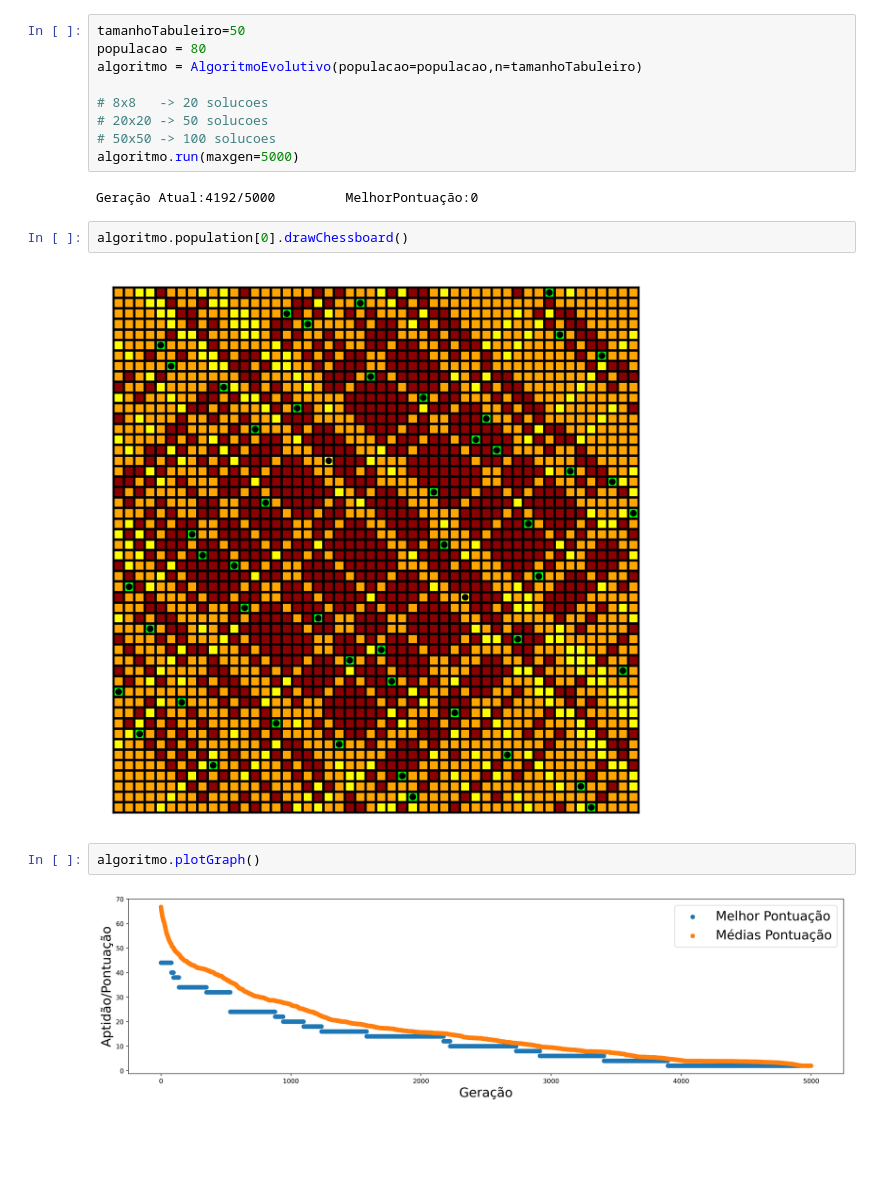
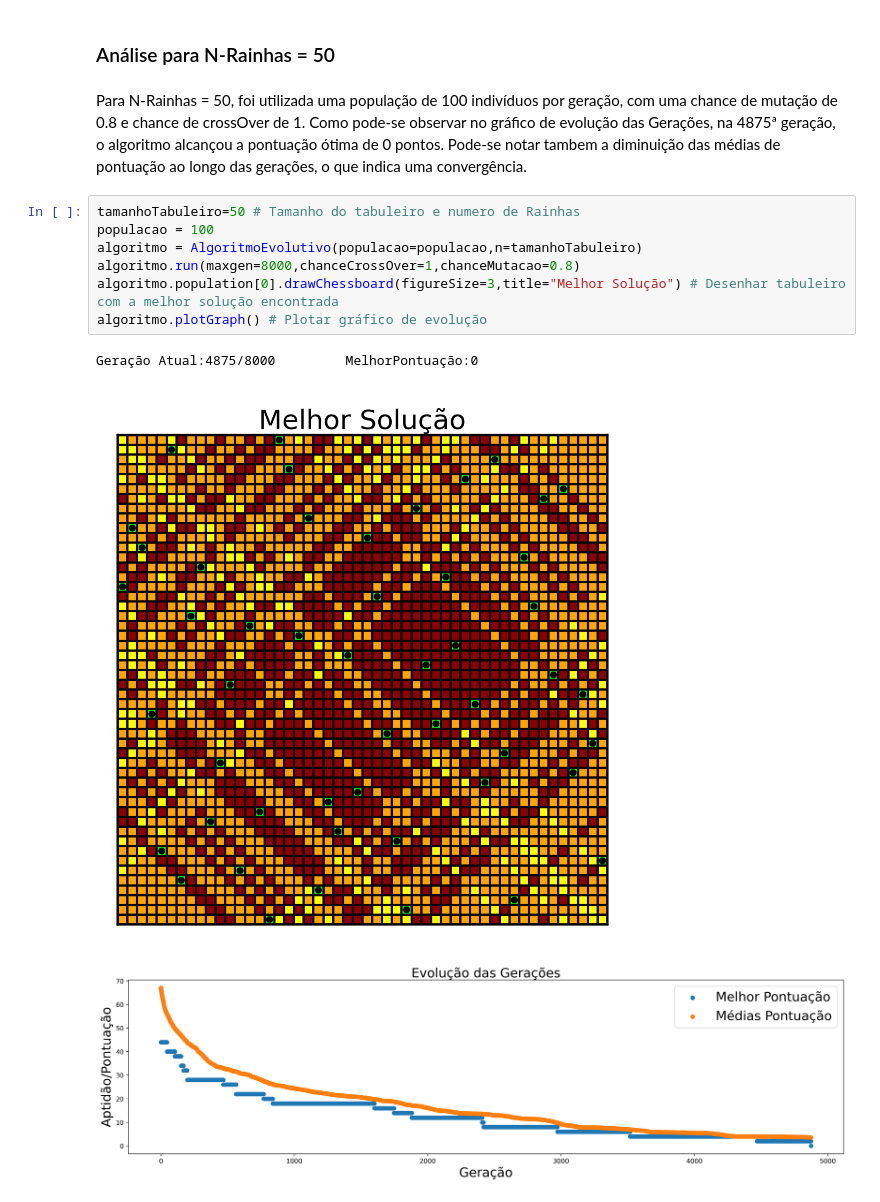
Before and after one commit to HugoFM2/CompEvolucionariaUFMG, a Jupyter notebook: TP1/TP1.ipynb, the cells around one changed output. Drawn from its saved outputs; the diff is of its cells as text; blank space fills up the shorter version.

```diff
--- a/TP1/TP1.ipynb
+++ b/TP1/TP1.ipynb
@@ -244,19 +291,16 @@ class AlgoritmoEvolutivo():
+# %% [markdown]
+### Análise para N-Rainhas = 50
+# %% [markdown]
+Para N-Rainhas = 50, foi utilizada uma população de 100 indivíduos por geração, com uma chance de mutação de 0.8 e chance de crossOver de 1.
+Como pode-se observar no gráfico de evolução das Gerações, na 4875ª geração, o algoritmo alcançou a pontuação ótima de 0 pontos. Pode-se notar tambem a diminuição das médias de pontuação ao longo das gerações, o que indica uma convergência.
 # %%
-tamanhoTabuleiro=50
-populacao = 80
+tamanhoTabuleiro=50 # Tamanho do tabuleiro e numero de Rainhas
+populacao = 100
 algoritmo = AlgoritmoEvolutivo(populacao=populacao,n=tamanhoTabuleiro)
-
-# 8x8   -> 20 solucoes
-# 20x20 -> 50 solucoes
-# 50x50 -> 100 solucoes
-algoritmo.run(maxgen=5000)
+algoritmo.run(maxgen=8000,chanceCrossOver=1,chanceMutacao=0.8)
+algoritmo.population[0].drawChessboard(figureSize=3,title="Melhor Solução") # Desenhar tabuleiro com a melhor solução encontrada
+algoritmo.plotGraph() # Plotar gráfico de evolução
 # %% [output]
-Geração Atual:4192/5000         MelhorPontuação:0
+Geração Atual:4875/8000         MelhorPontuação:0
+[figure, added]
+[figure, added]
-# %%
-algoritmo.population[0].drawChessboard()
-# %% [output]
-[figure, removed]
-# %%
-algoritmo.plotGraph()
-# %% [output]
-[figure, removed]
```
Also changed, not shown: parts of 14 cells of this notebook.
